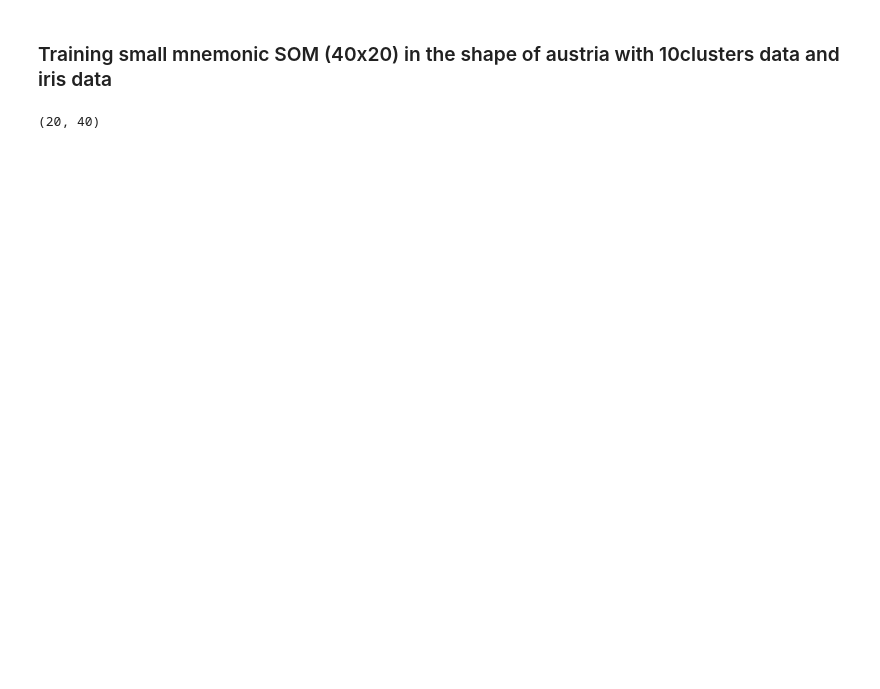
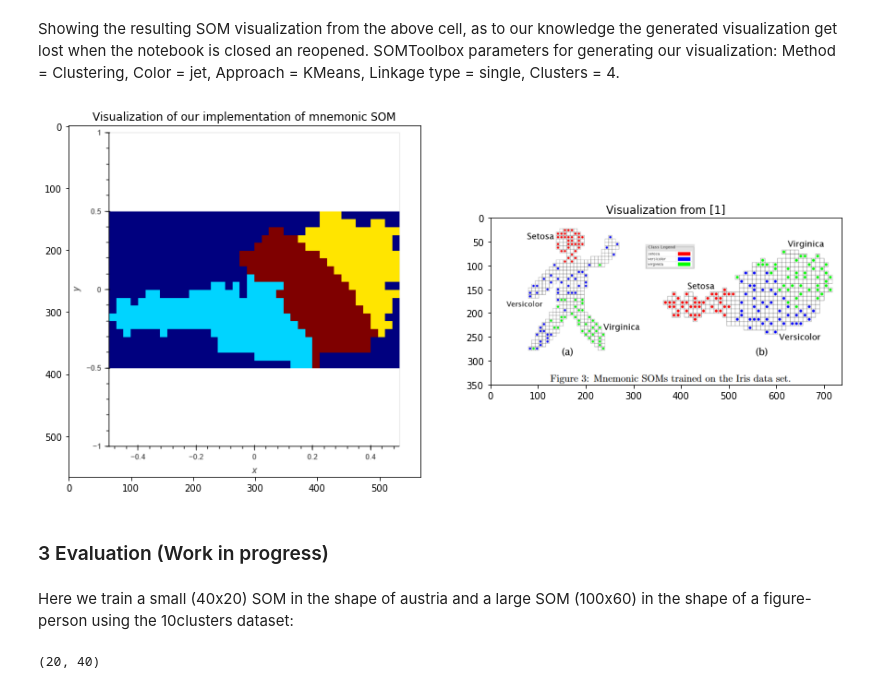
Before and after one commit to GitianOberhuber/Selforganizing_Systems_Ex3_TU_Vienna_2022, a Jupyter notebook: SOM_analysis_report.ipynb, the cells around one changed output. Drawn from its saved outputs; the diff is of its cells as text; code cells hidden in the pictures; blank space fills up the shorter version.

Commit message:
restructured notebook for use as a report

```diff
--- a/SOM_analysis_report.ipynb
+++ b/SOM_analysis_report.ipynb
@@ -74,2 +230,18 @@ def image_array_to_adjacency_mapping(img_np):
+# %% [markdown]
+Showing the resulting SOM visualization from the above cell, as to our knowledge the generated visualization get lost when the notebook is closed an reopened. SOMToolbox parameters for generating our visualization: Method = Clustering, Color = jet, Approach = KMeans, Linkage type = single, Clusters = 4.
+# %%
+img_self = Image.open("experiment_results/austra_iris_clustering_jet_kmeans_4components.png")
+img_paper = Image.open("experiment_results/iris_austria_mnemonic_soms_recoglizable_shapes_for_self-organizing_maps.png")
+
+fig, (ax1, ax2) = plt.subplots(1, 2, figsize=(15,15))
+
+ax1.imshow(img_self)
+ax1.set_title("Visualization of our implementation of mnemonic SOM")
+
+ax2.imshow(img_paper)
+ax2.set_title("Visualization from [1]")
+plt.show()
+# %% [output]
+[figure, added]
 # %% [markdown]
-### Training small mnemonic SOM (40x20) in the shape of austria with 10clusters data and iris data
+### 3 Evaluation (Work in progress)
@@ -76,3 +258,5 @@ def image_array_to_adjacency_mapping(img_np):
+# %% [markdown]
+Here we train a small (40x20) SOM in the shape of austria and a large SOM (100x60) in the shape of a figure-person using the 10clusters dataset:
 # %%
 #load sillhouette image and transform to numpy array:
 img_arr = read_bw_silhouette('austria.png')
```
Also changed, not shown: parts of 19 cells of this notebook, 2 other files.
